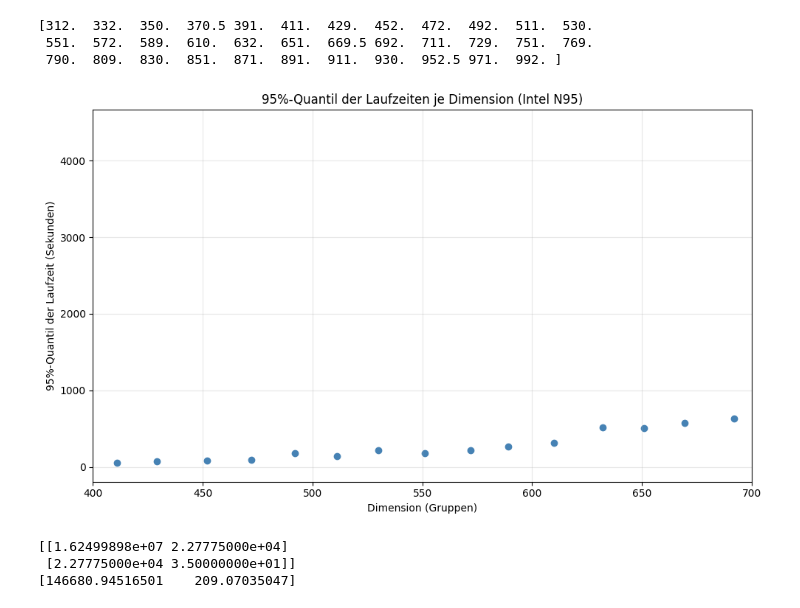
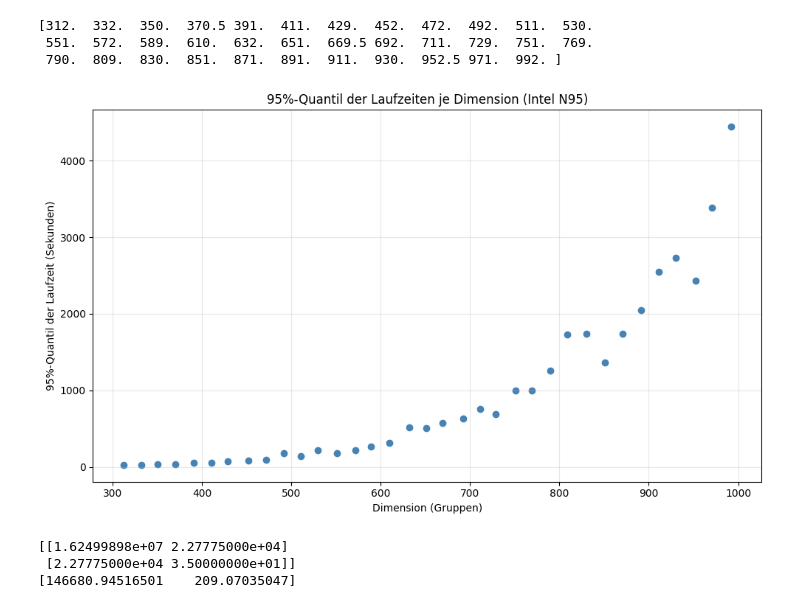
Before and after one commit to Linelle-7/TSP-Benchmark-Analysis, a Jupyter notebook: DatenAnalyse_fuer_TSP.ipynb, the cells around one changed output. Saved outputs shown, nothing was run; the diff lists cells and outputs as text; code cells hidden in the pictures.

```diff
--- a/DatenAnalyse_fuer_TSP.ipynb
+++ b/DatenAnalyse_fuer_TSP.ipynb
@@ -136,37 +136,3 @@ counts_df=pd.DataFrame(counts_dict); counts_df = counts_df.fillna(0) # Laufzeite
 #print(counts_df)
 # %% [output]
 [figure]
-# %%
-import numpy as np
-import pandas as pd
-import matplotlib.pyplot as plt
-
-df_Pi5 = data["Raspberry Pi 5"]
-runtimes = df_Pi5["runtime_s"]
-
-# 20-Sekunden-Intervalle
-bins = np.arange(0, runtimes.max() + 20, 20)
-
-# In Intervalle einteilen
-categories = pd.cut(runtimes, bins=bins, right=True)
-
-# Häufigkeit zählen
-counts = categories.value_counts().sort_index()
-
-# Labels schöner machen ([a, b])
-labels = [f"{int(c.left)}-{int(c.right)}" for c in counts.index]
-
-plt.figure(figsize=(10,5))
-plt.bar(labels, counts.values, color="royalblue", edgecolor="black", width=1.0, alpha=0.8)
-
-plt.xlabel("Laufzeit-Bereich (Sekunden)")
-plt.ylabel("Häufigkeit")
-plt.title("Verteilung der Laufzeiten des Prozessors Raspberry Pi 5 (20-Sekunden-Intervalle)")
-plt.xticks(rotation=30, ha="right")
-
-# Fokus auf Hauptbereich
-plt.ylim(-20, 500)
-plt.xlim(-20, 200)  # Zoom auf 0–200 Sekunden
-plt.grid(True, alpha=0.1)
-plt.tight_layout()
-plt.show()
@@ -414,20 +378,20 @@ print(df_representatives)
 # %%
 #Repräsentative Dimensionen pro einmal lesen
 X2=[x for x in df_representatives]
 # Plot 95% quantile vs dimension
 plt.figure(figsize=(10, 6))
 plt.scatter(X2, quantiles.values, marker="o", linestyle="-", color="steelblue")
 
 plt.xlabel("Dimension (Gruppen)")
 plt.ylabel("95%-Quantil der Laufzeit (Sekunden)")
 plt.title("95%-Quantil der Laufzeiten je Dimension (Intel N95)")
 plt.grid(True, alpha=0.3)
-plt.xlim(400, 700)
+#plt.xlim(400, 700)
 plt.tight_layout()
 plt.savefig("quantile_95_plot.2.png")
 plt.show()
 # %% [output]
-[figure, old version]
+[figure, new version]
 # %%
 # Lineare Regression auf den 95%-Quantilen durchführen Zweite Ansatz (hier wird die Dimension, deren Laufzeit gleich  oder am näherste der Median
 # der Entsprechende Bereich liegt,  als Repräsentant der Bereich verwendet)
```
Also changed, not shown: parts of 21 cells of this notebook, 3 other files.
